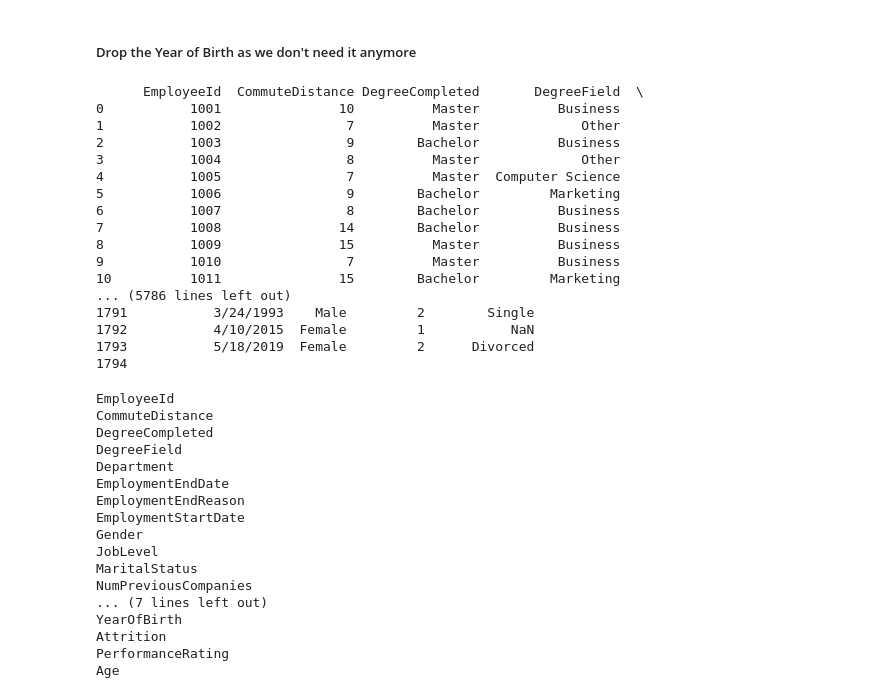
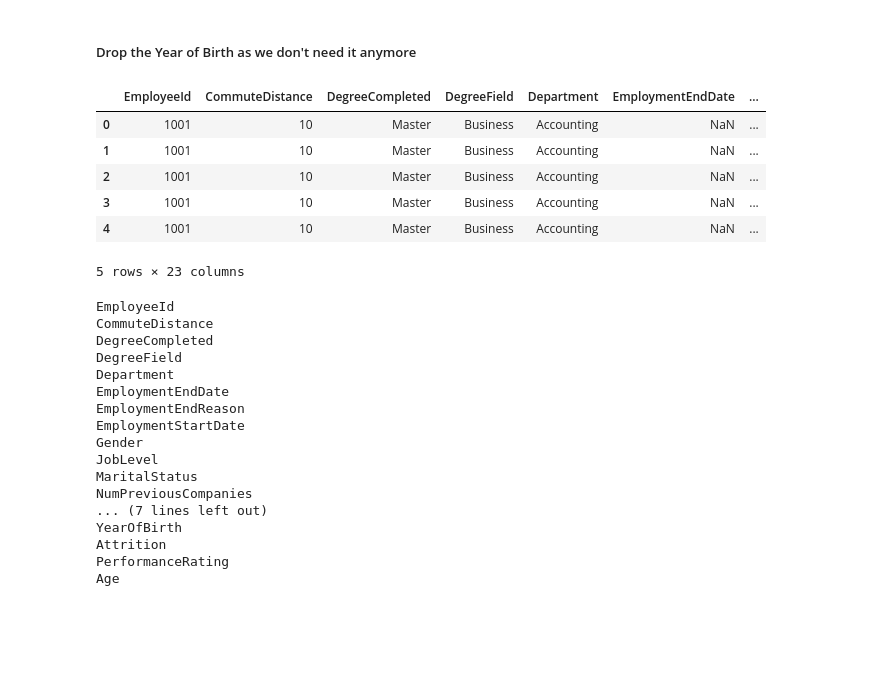
Before and after one commit to RishabhArora90/Machine-Learning-in-Python, a Jupyter notebook: Predictive Model.ipynb, the cells around one changed output. Saved outputs shown, nothing was run; the diff lists cells and outputs as text; code cells hidden in the pictures; blank space fills up the shorter version.

```diff
--- a/Predictive Model.ipynb
+++ b/Predictive Model.ipynb
@@ -93,25 +96,15 @@ employee_rating.head()
 # %% [markdown]
 ##### Drop the Year of Birth as we don't need it anymore
 # %%
-employee_rating.drop(['YearOfBirth'],axis=1)
+employee_rating.drop(['YearOfBirth'],axis=1).head()
 # %% [output]
+|  | EmployeeId | CommuteDistance | DegreeCompleted | DegreeField | Department | EmploymentEndDate | ... |
+| 0 | 1001 | 10 | Master | Business | Accounting | NaN | ... |
+| 1 | 1001 | 10 | Master | Business | Accounting | NaN | ... |
+| 2 | 1001 | 10 | Master | Business | Accounting | NaN | ... |
+| 3 | 1001 | 10 | Master | Business | Accounting | NaN | ... |
+| 4 | 1001 | 10 | Master | Business | Accounting | NaN | ... |
-      EmployeeId  CommuteDistance DegreeCompleted       DegreeField  \
-0           1001               10          Master          Business
-1           1002                7          Master             Other
-2           1003                9        Bachelor          Business
-3           1004                8          Master             Other
-4           1005                7          Master  Computer Science
-5           1006                9        Bachelor         Marketing
-6           1007                8        Bachelor          Business
-7           1008               14        Bachelor          Business
-8           1009               15          Master          Business
-9           1010                7          Master          Business
-10          1011               15        Bachelor         Marketing
-... (5786 lines left out)
-1791           3/24/1993    Male         2        Single
-1792           4/10/2015  Female         1           NaN
-1793           5/18/2019  Female         2      Divorced
-1794
+5 rows × 23 columns
 # %%
 # See all the colums names after merging the two files
 for col in employee_rating.columns:
```
Also changed, not shown: parts of 5 cells of this notebook.
